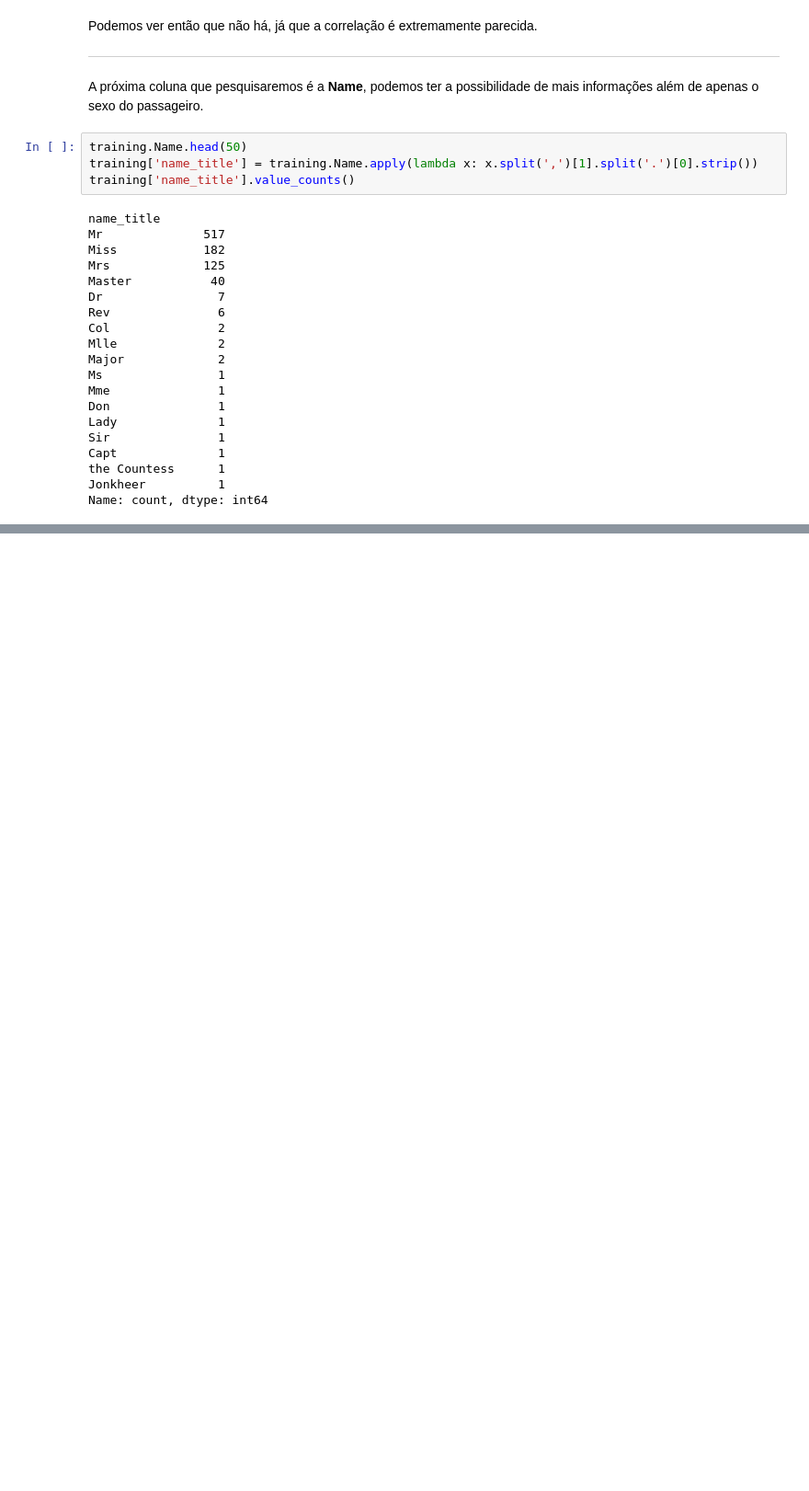
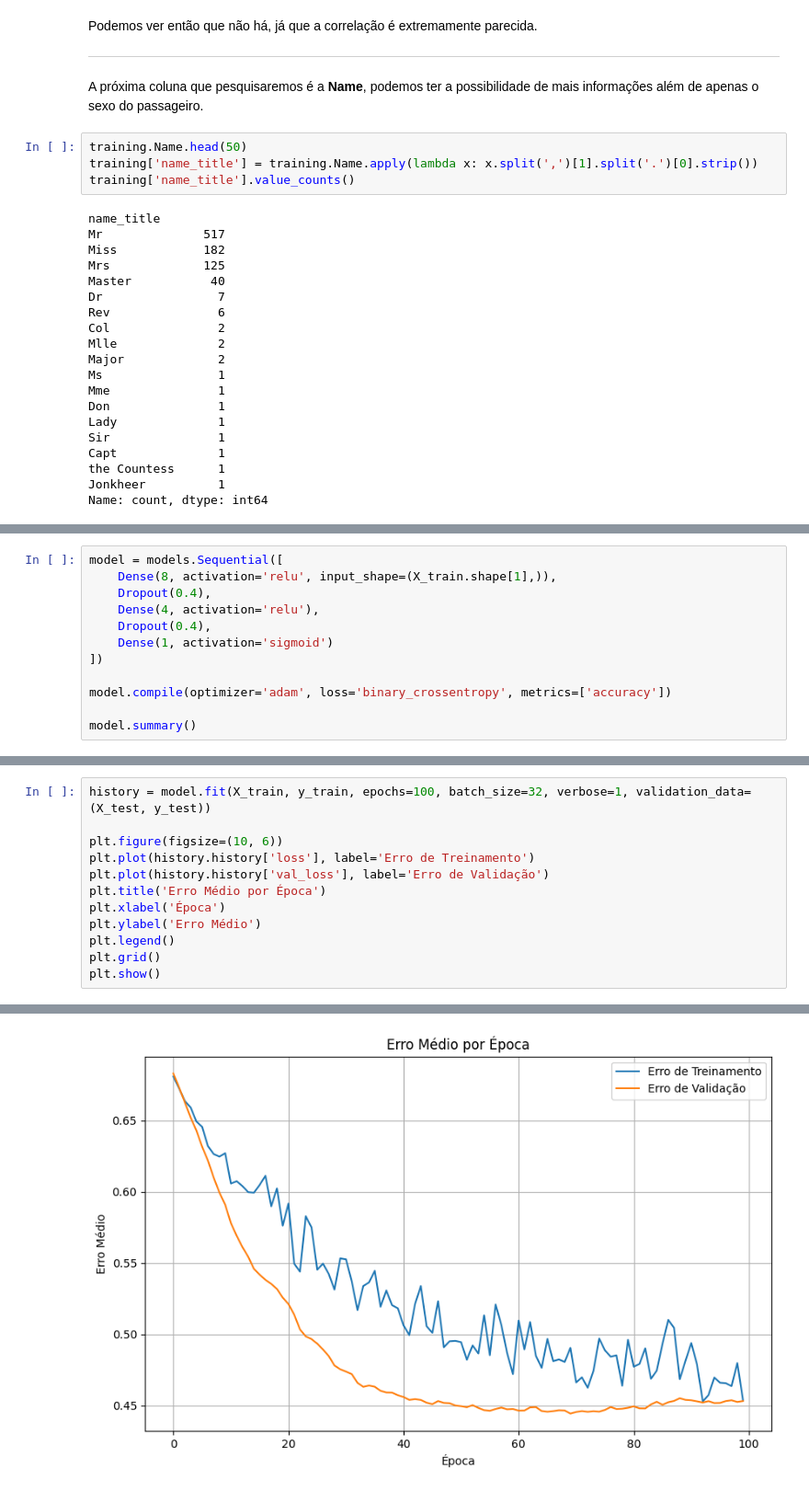
Before and after one commit to pedrocleis/ml-ppgi-20242, a Jupyter notebook: projects/last project/main.ipynb, the cells around one changed output, grey strips where cells are left out. Shown at 92% size. Drawn from its saved outputs; the diff is of its cells as text; blank space fills up the shorter version.

```diff
--- a/projects/last project/main.ipynb
+++ b/projects/last project/main.ipynb
@@ -336,0 +402,12 @@ Podemos ver que há uma pequena variação dos títulos.
+# %%
+model = models.Sequential([
+    Dense(8, activation='relu', input_shape=(X_train.shape[1],)),
+    Dropout(0.4),
+    Dense(4, activation='relu'),
+    Dropout(0.4),
+    Dense(1, activation='sigmoid')
+])
+
+model.compile(optimizer='adam', loss='binary_crossentropy', metrics=['accuracy'])
+
+model.summary()
@@ -336,0 +432,13 @@ Podemos ver que há uma pequena variação dos títulos.
+# %%
+history = model.fit(X_train, y_train, epochs=100, batch_size=32, verbose=1, validation_data=(X_test, y_test))
+
+plt.figure(figsize=(10, 6))
+plt.plot(history.history['loss'], label='Erro de Treinamento')
+plt.plot(history.history['val_loss'], label='Erro de Validação')
+plt.title('Erro Médio por Época')
+plt.xlabel('Época')
+plt.ylabel('Erro Médio')
+plt.legend()
+plt.grid()
+plt.show()
+# %% [output]
@@ -336,0 +462 @@ Podemos ver que há uma pequena variação dos títulos.
+[figure, added]
```
Also changed, not shown: parts of 15 cells of this notebook, 1 other file.
